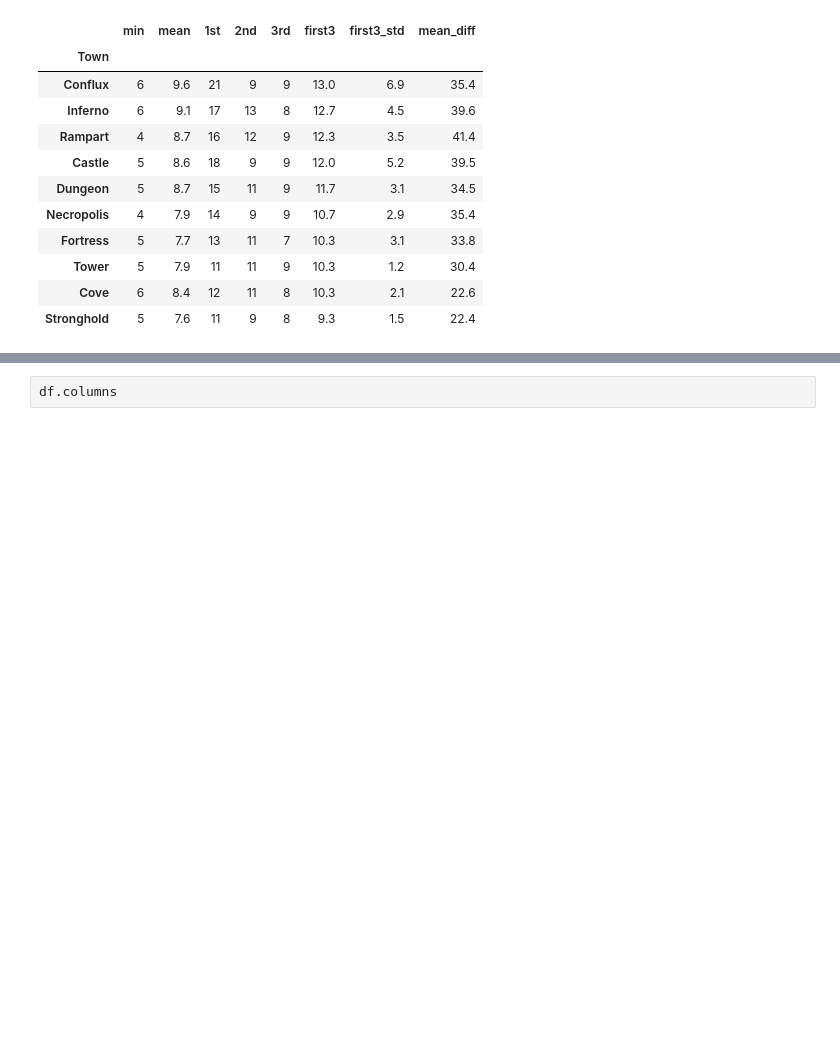
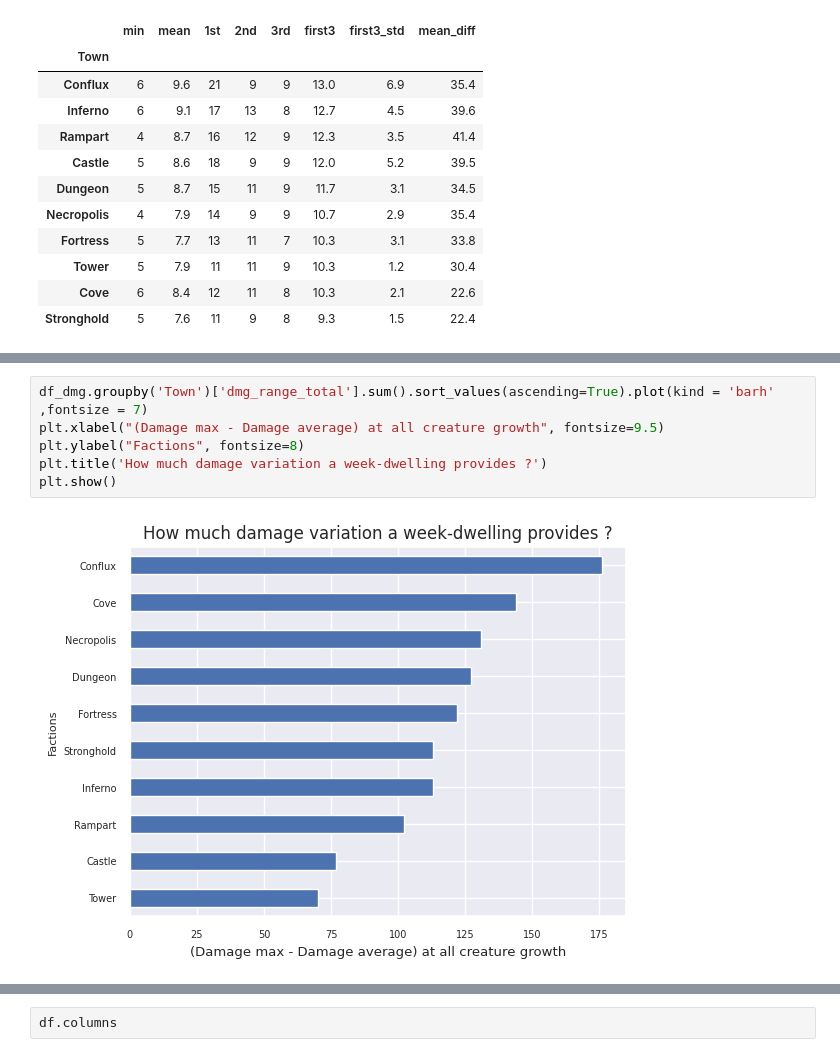
Before and after one commit to tazar09/h3_working_repo, a Jupyter notebook: h3_castles[oct10].ipynb, the cells around one changed output, grey strips where cells are left out. Cells and saved outputs as stored; diff of their text form; blank space fills up the shorter version.

```diff
--- a/h3_castles[oct10].ipynb
+++ b/h3_castles[oct10].ipynb
@@ -645,0 +648,8 @@ df_fortress[['Name', 'Spd', 'Upgraded']].sort_values(by='Spd', ascending = False
+# %%
+df_dmg.groupby('Town')['dmg_range_total'].sum().sort_values(ascending=True).plot(kind = 'barh' ,fontsize = 7)
+plt.xlabel("(Damage max - Damage average) at all creature growth", fontsize=9.5)
+plt.ylabel("Factions", fontsize=8)
+plt.title('How much damage variation a week-dwelling provides ?')
+plt.show()
+# %% [output]
+[figure, added]
```
Also changed, not shown: parts of 73 cells of this notebook.
